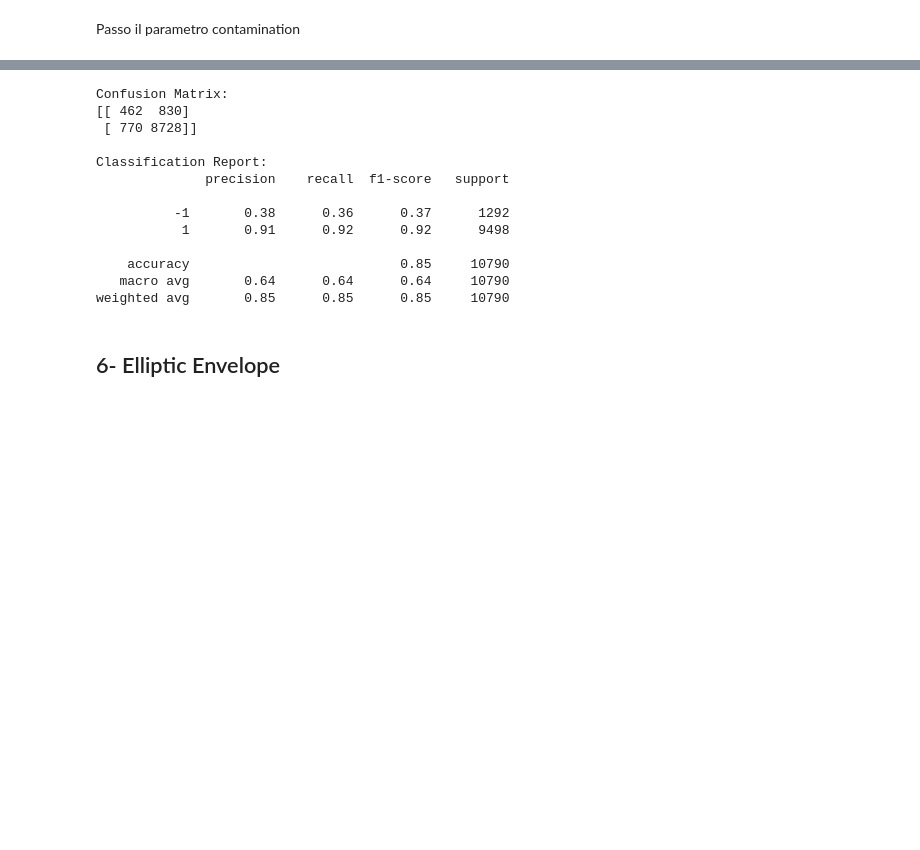
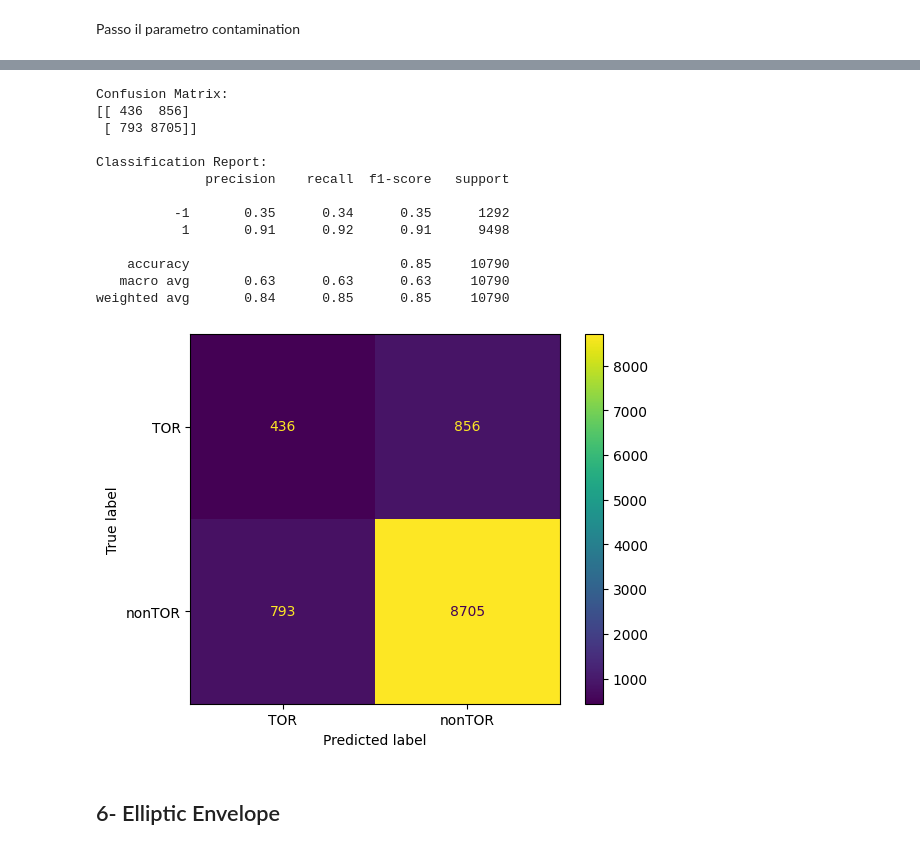
Before and after one commit to tommasomartinelli/Anomaly-Detection-ISCXTor2016, a Jupyter notebook: Notebook/TOR_Detection.ipynb, the cells around one changed output, grey strips where cells are left out. Cells and saved outputs as stored; diff of their text form; code cells hidden in the pictures; blank space fills up the shorter version.

```diff
--- a/Notebook/TOR_Detection.ipynb
+++ b/Notebook/TOR_Detection.ipynb
@@ -195,3 +195,5 @@ Name: proportion, dtype: float64
 [figure]
 # %% [markdown]
 I due valori della feature sono 6 e 17 che indicano i protocolli TCP e UDP rispettivamente.
+# %%
+df = pd.get_dummies(df, columns=[' Protocol'], prefix='Protocol',drop_first=True)
@@ -559,10 +576,10 @@ Passo il parametro contamination
 df_preprocessed = preprocessing_pipeline(df, correlation_threshold=0.85, top_n_categories=0)
 X_train_tot, X_test, X_train, X_val, y_train_tot, y_test, y_train, y_val = split_dataset(df_preprocessed)
 # %%
-X_train.drop(columns=[ ' Source Port', ' Destination Port',' Protocol'], inplace=True)
-X_val.drop(columns=[ ' Source Port', ' Destination Port',' Protocol'], inplace=True)
+X_train.drop(columns=[' Source Port', ' Destination Port'], inplace=True)
+X_val.drop(columns=[' Source Port', ' Destination Port'], inplace=True)
 # %%
-model = IsolationForest(contamination=0.1, random_state=42, n_jobs=-1, verbose=1, n_estimators=100, max_samples=0.9, max_features=0.15)
+model = IsolationForest(contamination=0.1, random_state=42, n_jobs=-1, verbose=1, n_estimators=100, max_samples=1.0, max_features=0.15)
 # %%
 model.fit(X_train)
 # %% [output]
@@ -584,18 +601,25 @@ print("\nClassification Report:")
 print(classification_report(y_val_numeric, predictions))
 # %% [output]
 Confusion Matrix:
-[[ 462  830]
- [ 770 8728]]
+[[ 436  856]
+ [ 793 8705]]
 
 Classification Report:
               precision    recall  f1-score   support
 
-          -1       0.38      0.36      0.37      1292
-           1       0.91      0.92      0.92      9498
+          -1       0.35      0.34      0.35      1292
+           1       0.91      0.92      0.91      9498
 
     accuracy                           0.85     10790
-   macro avg       0.64      0.64      0.64     10790
-weighted avg       0.85      0.85      0.85     10790
+   macro avg       0.63      0.63      0.63     10790
+weighted avg       0.84      0.85      0.85     10790
+# %%
+disp = ConfusionMatrixDisplay(confusion_matrix=confusion_matrix(y_val_numeric, predictions), display_labels=['TOR', 'nonTOR'])
+disp.plot()
+disp.title = 'Confusion Matrix'
+plt.show()
+# %% [output]
+[figure, added]
 # %% [markdown]
 ## 6- Elliptic Envelope
 # %% [markdown]
```
Also changed, not shown: parts of 15 cells of this notebook.
